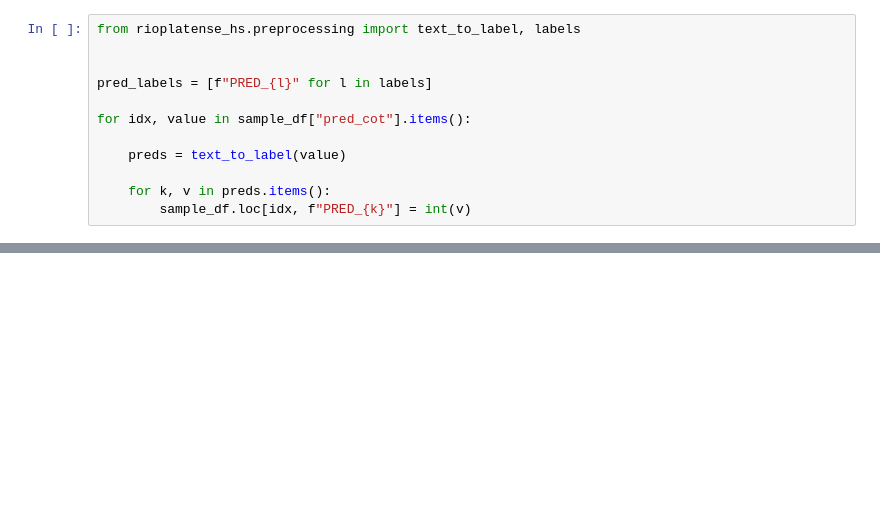
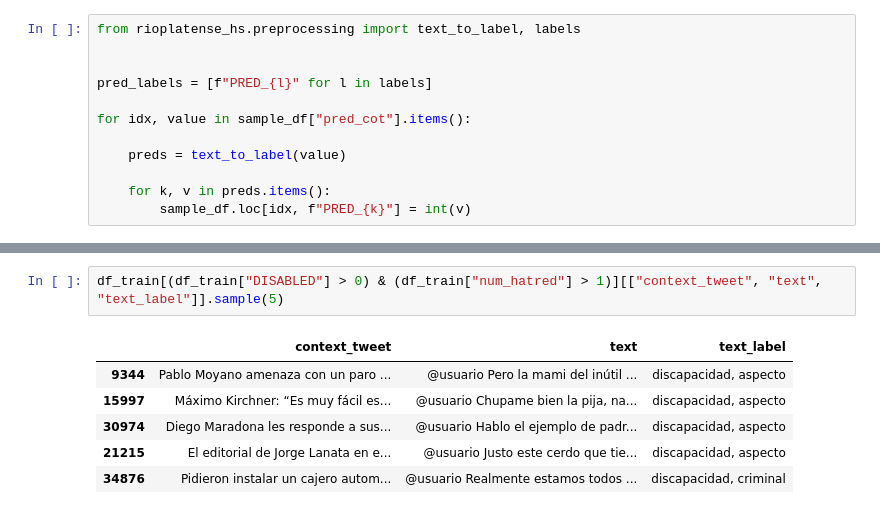
Before and after one commit to finiteautomata/rioplatense_hate_speech, a Jupyter notebook: notebooks/CoT-experiments.ipynb, the cells around one changed output, grey strips where cells are left out. Saved outputs shown, nothing was run; the diff lists cells and outputs as text; blank space fills up the shorter version.

```diff
--- a/notebooks/CoT-experiments.ipynb
+++ b/notebooks/CoT-experiments.ipynb
@@ -331,0 +222,9 @@ sample_df
+# %%
+df_train[(df_train["DISABLED"] > 0) & (df_train["num_hatred"] > 1)][["context_tweet", "text", "text_label"]].sample(5)
+# %% [output]
+|  | context_tweet | text | text_label |
+| 9344 | Pablo Moyano amenaza con un paro ... | @usuario Pero la mami del inútil ... | discapacidad, aspecto |
+| 15997 | Máximo Kirchner: “Es muy fácil es... | @usuario Chupame bien la pija, na... | discapacidad, aspecto |
+| 30974 | Diego Maradona les responde a sus... | @usuario Hablo el ejemplo de padr... | discapacidad, aspecto |
+| 21215 | El editorial de Jorge Lanata en e... | @usuario Justo este cerdo que tie... | discapacidad, aspecto |
+| 34876 | Pidieron instalar un cajero autom... | @usuario Realmente estamos todos ... | discapacidad, criminal |
```
Also changed, not shown: parts of 21 cells of this notebook, 2 other files.
